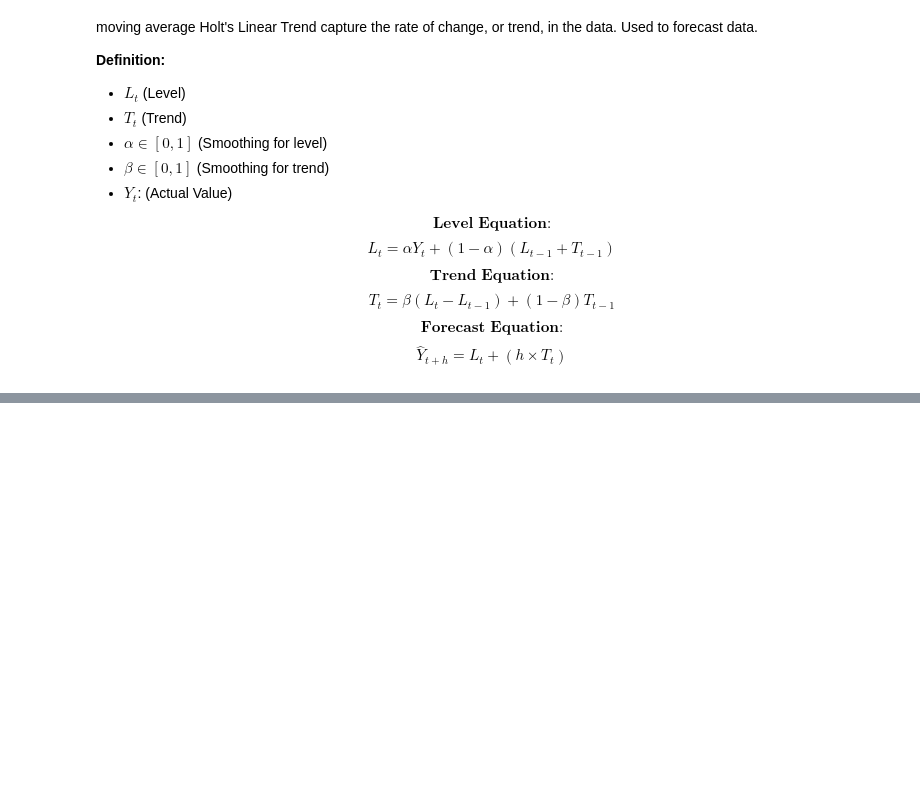
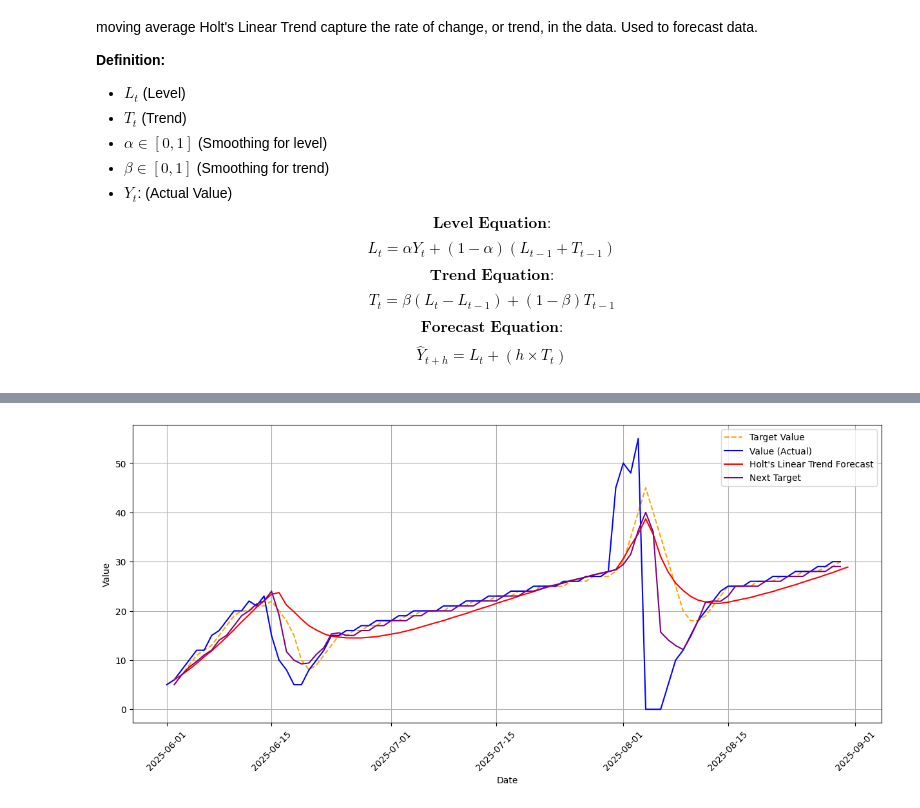
Before and after one commit to Linushas/adaptive-habits, a Jupyter notebook: services/habits-service/notebooks/experiments/01_exploring.ipynb, the cells around one changed output, grey strips where cells are left out. Drawn from its saved outputs; the diff is of its cells as text; code cells hidden in the pictures; blank space fills up the shorter version.

```diff
--- a/services/habits-service/notebooks/experiments/01_exploring.ipynb
+++ b/services/habits-service/notebooks/experiments/01_exploring.ipynb
@@ -278,0 +300,22 @@ plt.show()
+# %%
+def target_rubber_band_v3(
+    h: float,
+    value: float,
+    old_target: float,
+    k_above: float,
+    k_below: float,
+    max_increase: float,
+    max_decrease: float
+):
+    completion: float = value - old_target
+    completion_percentage: float = completion / old_target
+    k = k_above if completion_percentage >= 0 else k_below
+
+    new_target = h * (1 + k*completion_percentage)
+
+    upper_boundary = old_target * (1 + max_increase)
+    lower_boundary = old_target * (1 - max_decrease)
+
+    target = max(lower_boundary, min(new_target, upper_boundary))
+
+    return max(max(MIN_TARGET, 0.5*h), target)
@@ -278,0 +376,19 @@ plt.show()
+# %%
+rb_df = df.iloc[:91]
+
+plt.figure(figsize=(15, 6))
+
+plt.plot(df['log_date'], df['target'], label='Target Value', color='orange', linestyle='--', marker=' ')
+plt.plot(df['log_date'], df['value'], label='Value (Actual)', color='blue', marker=' ')
+plt.plot(df['log_date'], df['holt'], label="Holt's Linear Trend Forecast", color='red', marker=' ')
+plt.plot(rb_df['log_date'], rb_df['rb_target'], label="Next Target", color='purple', marker=' ')
+
+plt.xlabel('Date')
+plt.ylabel('Value')
+plt.legend()
+plt.grid(True)
+plt.xticks(rotation=45)
+
+plt.show()
+# %% [output]
+[figure, added]
```
Also changed, not shown: parts of 18 cells of this notebook, 13 other files.
